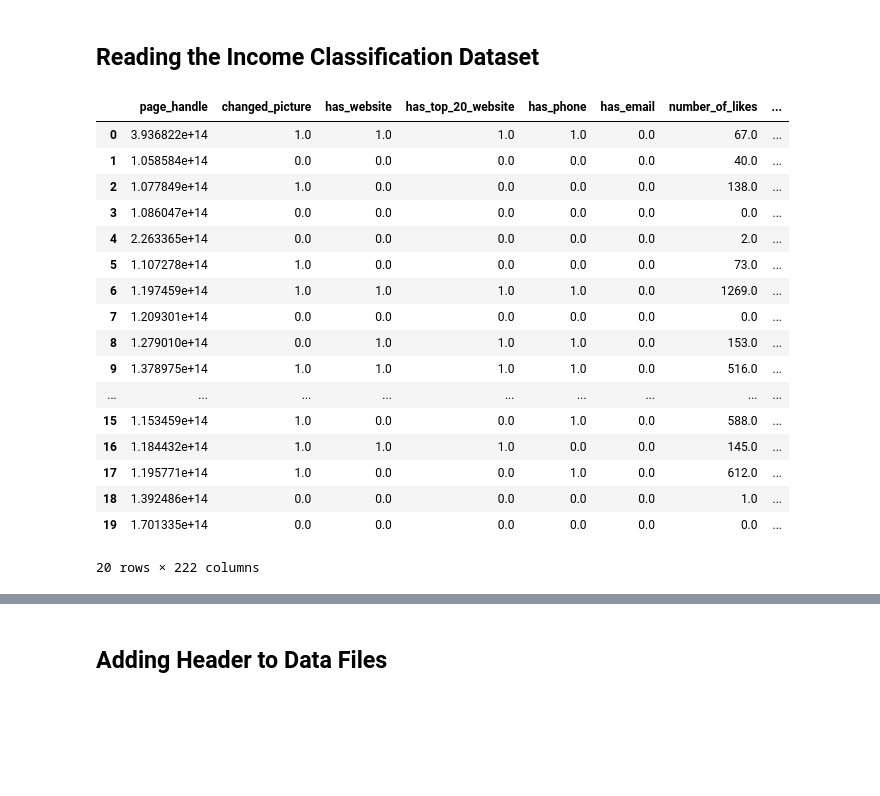
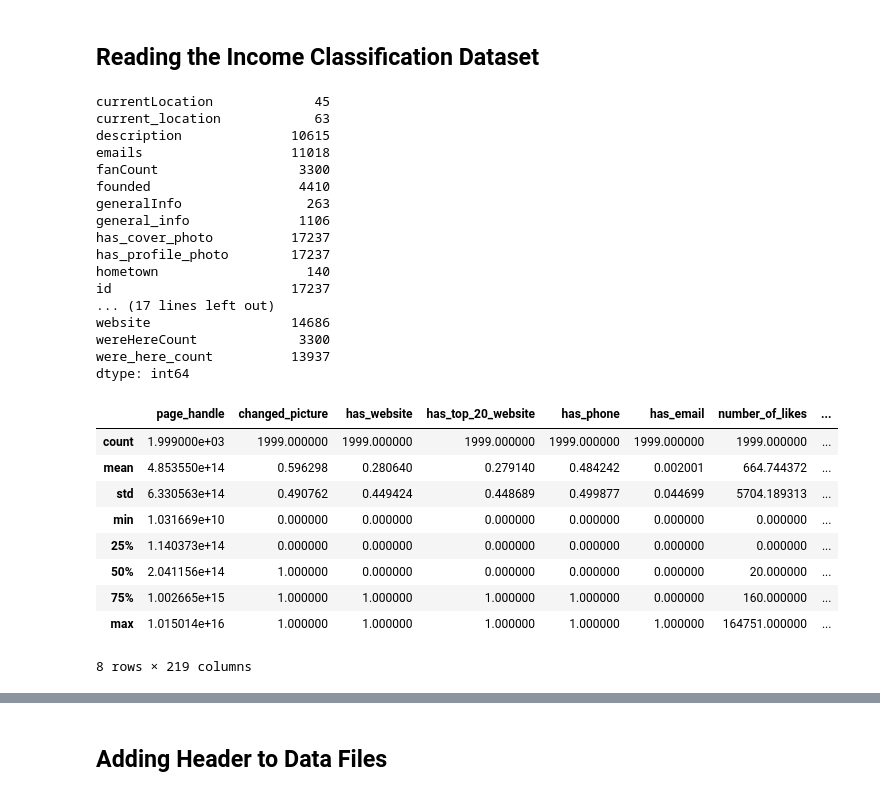
Before and after one commit to liadwg/data_mining_workshop, a Jupyter notebook: like_prediction_workshop.ipynb, the cells around one changed output, grey strips where cells are left out. Cells and saved outputs as stored; diff of their text form; code cells hidden in the pictures; blank space fills up the shorter version.

Commit message:
raw data added

```diff
--- a/like_prediction_workshop.ipynb
+++ b/like_prediction_workshop.ipynb
@@ -15,3 +37,23 @@ import matplotlib.pyplot as plt
+# %%
+raw_data.count()
+# %% [output]
+currentLocation             45
+current_location            63
+description              10615
+emails                   11018
+fanCount                  3300
+founded                   4410
+generalInfo                263
+general_info              1106
+has_cover_photo          17237
+has_profile_photo        17237
+hometown                   140
+id                       17237
+... (17 lines left out)
+website                  14686
+wereHereCount             3300
+were_here_count          13937
+dtype: int64
 # %%
 data = pd.read_csv('fb_pages240117.csv')
 
@@ -28,7 +70,8 @@ columns_to_drop = ['manual_match','company_type', 'bigrams_intersection', 'times
                    'avg_maybe_per_event', 'total_noreply', 'min_noreply_per_event', 'max_noreply_per_event', 'avg_noreply_per_event',
                    'min_number_of_people_tagged_in_photos', 'max_number_of_people_tagged_in_photos', 'avg_number_of_people_tagged_in_photos_when_more_than_zero',
                    'number_of_photos_1qr_before_status', 'number_of_photos_2qr_before_status', 'number_of_photos_3qr_before_status', 'number_of_photos_4qr_before_status',
-                   'number_of_photos_6months_before_status', 'number_of_photos_12months_before_status', 'days_from_last_post_to_now', 'days_from_last_post_to_company_status']
+                   'number_of_photos_6months_before_status', 'number_of_photos_12months_before_status', 'days_from_last_post_to_now', 'days_from_last_post_to_company_status',
+                   'number_of_photos_in_null_albums', 'number_of_null_albums']
 
 data = data.drop(columns_to_drop, axis = 1)
 data = data[np.isfinite(data['number_of_likes'])]
@@ -42,57 +85,47 @@ for c in columns:
 categorical_variables = ['category_list', 'category']
 binary_variables = ['is_unclaimed', 'is_verified', 'is_permanently_closed']
 date_variables = ['start_info','first_photo_time', 'last_photo_time', 'first_post_time']
 
 
-
-
 data[categorical_variables] = data[categorical_variables].fillna('unknown') # NaN to unknown
-data =  data.drop('category_list', axis = 1)
 
 for variable in binary_variables:
     data[variable] = data[variable].astype(int)
 
 data = data.drop(date_variables, axis = 1) #TODO: change date to days till today
 
 counter_variables = ['general_info_words', 'general_info_length', 'description_length', 'description_words',
                      'about_length', 'about_words', 'products_length', 'products_words', 'number_of_different_months_with_comments',
                      'total_posts_with_comments', 'distinct_commentators', 'number_of_different_months_with_reactions', 'total_posts_with_reactions',
                      'distinct_interacting_users', 'total_attending', 'min_attending_per_event', 'max_attending_per_event', 'avg_attending_per_event', 'total_interested',
                      'min_interested_per_event', 'max_interested_per_event', 'avg_interested_per_event', 'total_declined',
                      'min_declined_per_post', 'max_declined_per_post','avg_declined_per_post', 'number_of_photos_with_tagged_people_without_self',
                      'number_of_different_photo_uploaders', 'number_of_photos_with_tagged_people_without_self', 'total_number_of_people_tagged_in_photos',
                      'number_of_photos_self_tagged', 'avg_number_of_people_tagged_in_photos', 'number_of_different_months_for_photos',
                      'total_photos', 'number_of_albums', 'number_of_normal_albums', 'number_of_wall_albums', 'number_of_mobile_albums',
-                     'number_of_cover_albums', 'number_of_profile_albums', 'number_of_app_albums', 'number_of_null_albums', 'number_of_photos_in_normal_albums',
+                     'number_of_cover_albums', 'number_of_profile_albums', 'number_of_app_albums', 'number_of_photos_in_normal_albums',
                      'number_of_photos_in_wall_albums', 'number_of_photos_in_mobile_albums', 'number_of_photos_in_cover_albums', 'number_of_photos_in_profile_albums',
-                     'number_of_photos_in_app_albums', 'number_of_photos_in_null_albums']
+                     'number_of_photos_in_app_albums']
 
 data[counter_variables] = data[counter_variables].fillna(0)
 
 category_dv = pd.get_dummies(data['category']) #TODO: check category_list
 pp_data = pd.concat([data, category_dv], axis=1)
-# for  c in list(data):
-#     if np.sum(data[c].isnull()) > 0:
-#         print c, np.sum(data[c].isnull())
+pp_data = pp_data.drop(categorical_variables, axis = 1)
 
-# data.isnull().any().any()
-pp_data.head(20)
+for c in list(category_dv):
+    pp_data[c] = pp_data[c].astype(int)
+
+# pp_data = pp_data[:].apply(lambda x: (x - x.min()) / (x.max() - x.min()))
+pp_data.describe()
 # %% [output]
 |  | page_handle | changed_picture | has_website | has_top_20_website | has_phone | has_email | number_of_likes | ... |
-| 0 | 3.936822e+14 | 1.0 | 1.0 | 1.0 | 1.0 | 0.0 | 67.0 | ... |
-| 1 | 1.058584e+14 | 0.0 | 0.0 | 0.0 | 0.0 | 0.0 | 40.0 | ... |
-| 2 | 1.077849e+14 | 1.0 | 0.0 | 0.0 | 0.0 | 0.0 | 138.0 | ... |
-| 3 | 1.086047e+14 | 0.0 | 0.0 | 0.0 | 0.0 | 0.0 | 0.0 | ... |
-| 4 | 2.263365e+14 | 0.0 | 0.0 | 0.0 | 0.0 | 0.0 | 2.0 | ... |
-| 5 | 1.107278e+14 | 1.0 | 0.0 | 0.0 | 0.0 | 0.0 | 73.0 | ... |
-| 6 | 1.197459e+14 | 1.0 | 1.0 | 1.0 | 1.0 | 0.0 | 1269.0 | ... |
-| 7 | 1.209301e+14 | 0.0 | 0.0 | 0.0 | 0.0 | 0.0 | 0.0 | ... |
-| 8 | 1.279010e+14 | 0.0 | 1.0 | 1.0 | 1.0 | 0.0 | 153.0 | ... |
-| 9 | 1.378975e+14 | 1.0 | 1.0 | 1.0 | 1.0 | 0.0 | 516.0 | ... |
-| ... | ... | ... | ... | ... | ... | ... | ... | ... |
-| 15 | 1.153459e+14 | 1.0 | 0.0 | 0.0 | 1.0 | 0.0 | 588.0 | ... |
-| 16 | 1.184432e+14 | 1.0 | 1.0 | 1.0 | 0.0 | 0.0 | 145.0 | ... |
-| 17 | 1.195771e+14 | 1.0 | 0.0 | 0.0 | 1.0 | 0.0 | 612.0 | ... |
-| 18 | 1.392486e+14 | 0.0 | 0.0 | 0.0 | 0.0 | 0.0 | 1.0 | ... |
-| 19 | 1.701335e+14 | 0.0 | 0.0 | 0.0 | 0.0 | 0.0 | 0.0 | ... |
+| count | 1.999000e+03 | 1999.000000 | 1999.000000 | 1999.000000 | 1999.000000 | 1999.000000 | 1999.000000 | ... |
+| mean | 4.853550e+14 | 0.596298 | 0.280640 | 0.279140 | 0.484242 | 0.002001 | 664.744372 | ... |
+| std | 6.330563e+14 | 0.490762 | 0.449424 | 0.448689 | 0.499877 | 0.044699 | 5704.189313 | ... |
+| min | 1.031669e+10 | 0.000000 | 0.000000 | 0.000000 | 0.000000 | 0.000000 | 0.000000 | ... |
+| 25% | 1.140373e+14 | 0.000000 | 0.000000 | 0.000000 | 0.000000 | 0.000000 | 0.000000 | ... |
+| 50% | 2.041156e+14 | 1.000000 | 0.000000 | 0.000000 | 0.000000 | 0.000000 | 20.000000 | ... |
+| 75% | 1.002665e+15 | 1.000000 | 1.000000 | 1.000000 | 1.000000 | 0.000000 | 160.000000 | ... |
+| max | 1.015014e+16 | 1.000000 | 1.000000 | 1.000000 | 1.000000 | 1.000000 | 164751.000000 | ... |
-20 rows × 222 columns
+8 rows × 219 columns
```
Also changed, not shown: parts of 7 cells of this notebook, 1 other file.
